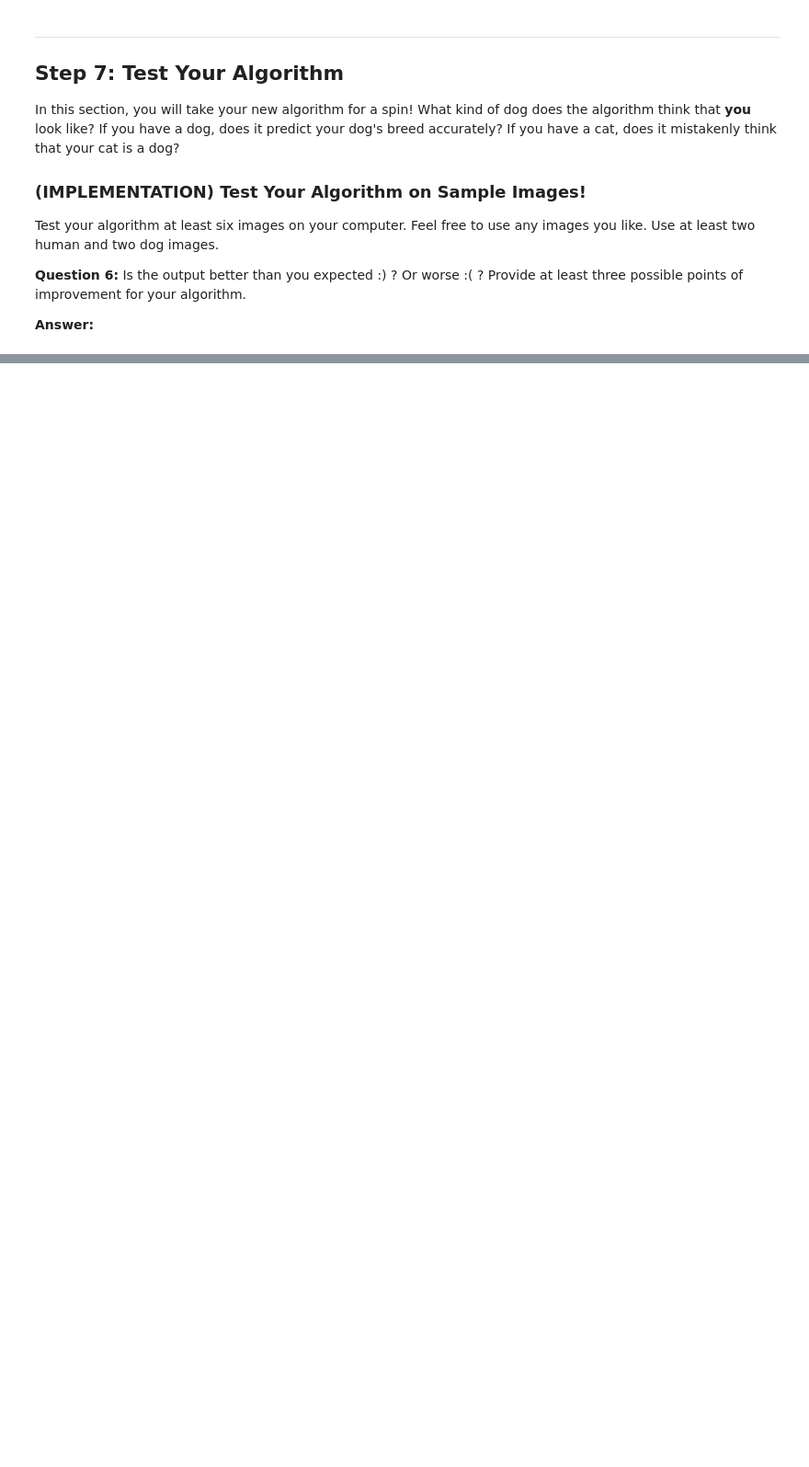
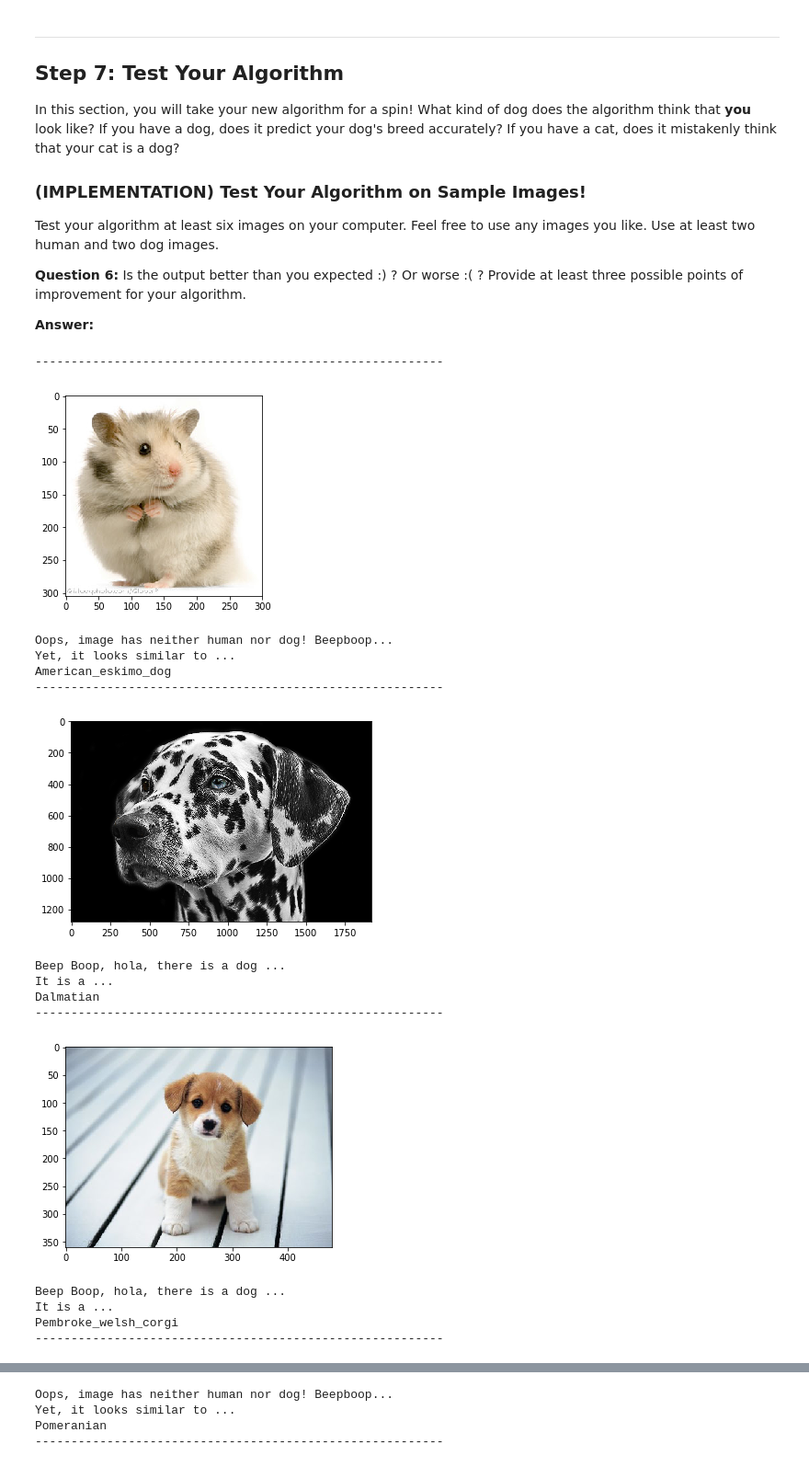
Before and after one commit to ShupingR/dog-project, a Jupyter notebook: dog_app.ipynb, the cells around one changed output, grey strips where cells are left out. Shown at 92% size. Cells and saved outputs as stored; diff of their text form; code cells hidden in the pictures; blank space fills up the shorter version.

Commit message:
add images, update dog_app, add html output

```diff
--- a/dog_app.ipynb
+++ b/dog_app.ipynb
@@ -613,11 +608,11 @@ You are welcome to [augment the training data](https://blog.keras.io/building-po
 # %%
 ### TODO: Train the model.
 from keras.callbacks import ModelCheckpoint
-checkpointer = ModelCheckpoint(filepath='saved_models/weights.best.VGG19.hdf5',
+checkpointer = ModelCheckpoint(filepath='saved_models/weights.best.Resnet50.hdf5',
                                verbose=1, save_best_only=True)
 
-VGG19_model.fit(train_VGG19, train_targets,
-          validation_data=(valid_VGG19, valid_targets),
+Resnet50_model.fit(train_Resnet50, train_targets,
+          validation_data=(valid_Resnet50, valid_targets),
           epochs=20, batch_size=20, callbacks=[checkpointer], verbose=1)
 # %% [output]
 Train on 6680 samples, validate on 835 samples
@@ -642,7 +637,7 @@ Epoch 20/20
 ### (IMPLEMENTATION) Load the Model with the Best Validation Loss
 # %%
 ### TODO: Load the model weights with the best validation loss.
-VGG19_model.load_weights('saved_models/weights.best.VGG19.hdf5')
+Resnet50_model.load_weights('saved_models/weights.best.Resnet50.hdf5')
 # %% [markdown]
 ### (IMPLEMENTATION) Test the Model
 
@@ -677,11 +672,11 @@ where `{network}`, in the above filename, should be one of `VGG19`, `Resnet50`,
 ### and returns the dog breed that is predicted by the model.
 from extract_bottleneck_features import *
 
-def vgg19_predict_breed(img_path):
+def Resnet50_predict_breed(img_path):
     # extract bottleneck features
-    bottleneck_feature = extract_VGG19(path_to_tensor(img_path))
+    bottleneck_feature = extract_Resnet50(path_to_tensor(img_path))
     # obtain predicted vector
-    predicted_vector = VGG19_model.predict(bottleneck_feature)
+    predicted_vector = Resnet50_model.predict(bottleneck_feature)
     # return dog breed that is predicted by the model
     return dog_names[np.argmax(predicted_vector)]
 # %% [markdown]
@@ -702,18 +697,3 @@ Some sample output for our algorithm is provided below, but feel free to design
 
 
 ### (IMPLEMENTATION) Write your Algorithm
-# %%
-### TODO: Write your algorithm.
-### Feel free to use as many code cells as needed.
-is_human = face_detector('img_path')
-is_dog = dog_detector('img_path')
-if is_human:
-    dog_breed = inception_predict_breed('img_path')
-    print('you look like a ...')
-    print(dog_breed)
-elif is_dog:
-    dog_breed = inception_predict_breed('img_path')
-    print('this is a ...')
-    print(dog_breed)
-else:
-    print('error, image has no dog or human! I am a computer!')
@@ -734,4 +754,36 @@ __Answer:__
 # %%
 ## TODO: Execute your algorithm from Step 6 on
 ## at least 6 images on your computer.
 ## Feel free to use as many code cells as needed.
+from os import listdir
+from os.path import isfile, join
+
+path_to_img = '/home/aind2/dog-project/my_images/'
+imgs = [f for f in listdir(path_to_img) if isfile(join(path_to_img, f))]
+
+# guess the dog breed for each image in the dir
+for img in imgs:
+    print('---------------------------------------------------------')
+    my_img = path_to_img+img
+    plt.imshow(imread(my_img))
+    plt.show()
+    dog_app(my_img)
+
+   # input("Press [enter] to continue.")
+# %% [output]
+---------------------------------------------------------
+[figure, added]
+Oops, image has neither human nor dog! Beepboop...
+Yet, it looks similar to ...
+American_eskimo_dog
+---------------------------------------------------------
+[figure, added]
+Beep Boop, hola, there is a dog ...
+It is a ...
+Dalmatian
+---------------------------------------------------------
+[figure, added]
+Beep Boop, hola, there is a dog ...
+It is a ...
+Pembroke_welsh_corgi
+---------------------------------------------------------
@@ -737,0 +791,4 @@ __Answer:__
+Oops, image has neither human nor dog! Beepboop...
+Yet, it looks similar to ...
+Pomeranian
+---------------------------------------------------------
```
Also changed, not shown: parts of 14 cells of this notebook, 8 other files.
